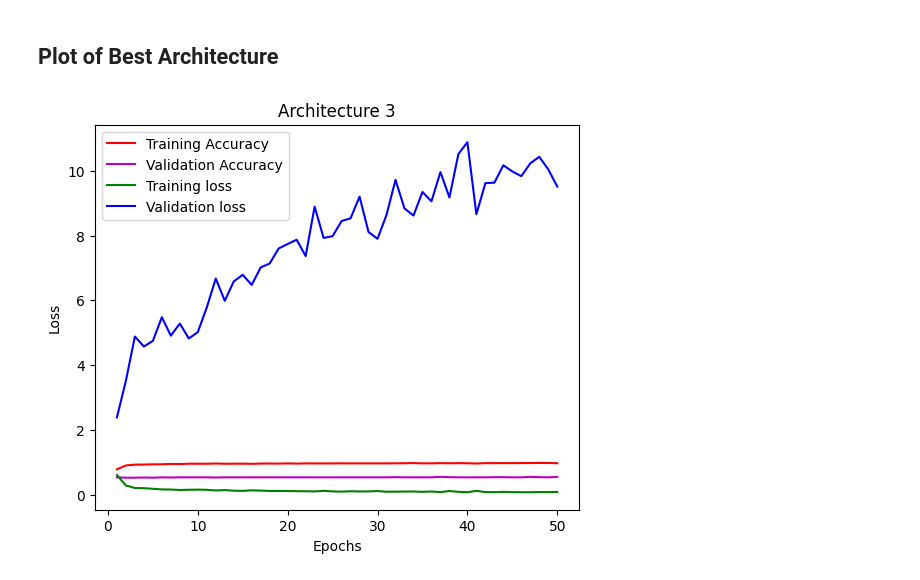
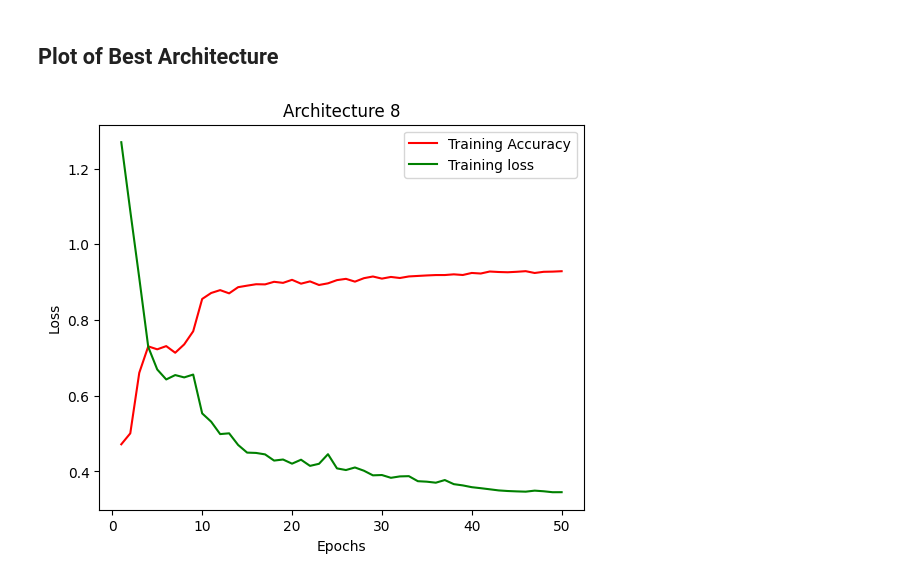
Before and after one commit to StadynR/HAR-imu-photogrammetry, a Jupyter notebook: Notebooks/Dataset 1/Photogrammetry - Best Features.ipynb, the cells around one changed output. Cells and saved outputs as stored; diff of their text form; code cells hidden in the pictures.

```diff
--- a/Notebooks/Dataset 1/Photogrammetry - Best Features.ipynb
+++ b/Notebooks/Dataset 1/Photogrammetry - Best Features.ipynb
@@ -1667,24 +1982,24 @@ display(fig)
 # %% [markdown]
 ## Plot of Best Architecture
 # %%
-best = 3
+best = 8
 
 if (best <= 4):
   best_x = 0
   best_y = best - 1
 else:
   best_x = 1
   best_y = (best - 1) - 4
 
 # Set the spacing between subplots to zero
 fig.subplots_adjust(wspace=0, hspace=0)
 
 # Hide the other subplots
 for i in range(2):
     for j in range(4):
         if i != best_x or j != best_y:
             axes[i, j].set_visible(False)
 
 display(axes[best_x, best_y].figure)
 # %% [output]
-[figure, old version]
+[figure, new version]
```
Also changed, not shown: parts of 37 cells of this notebook.
